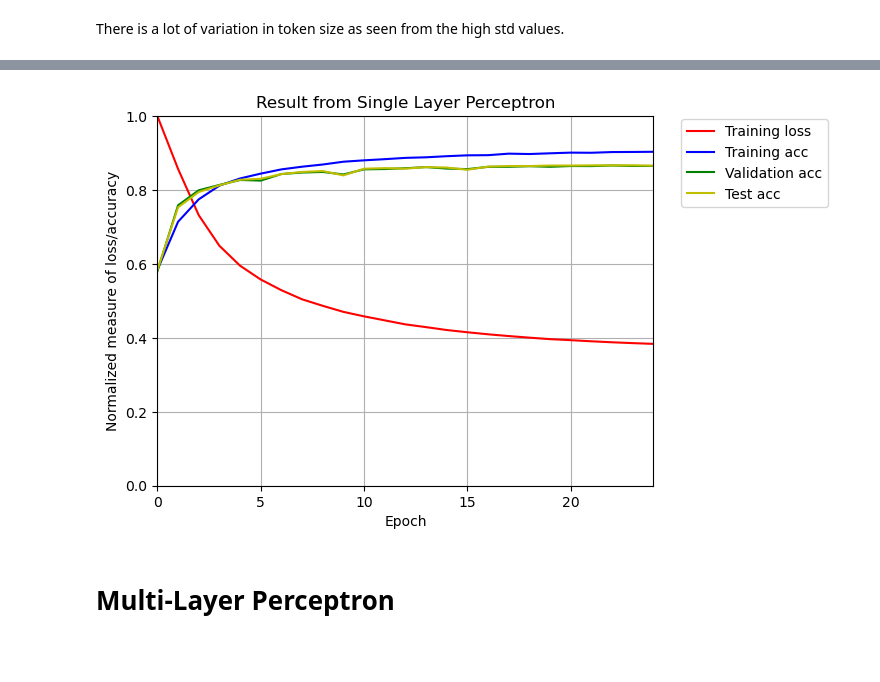
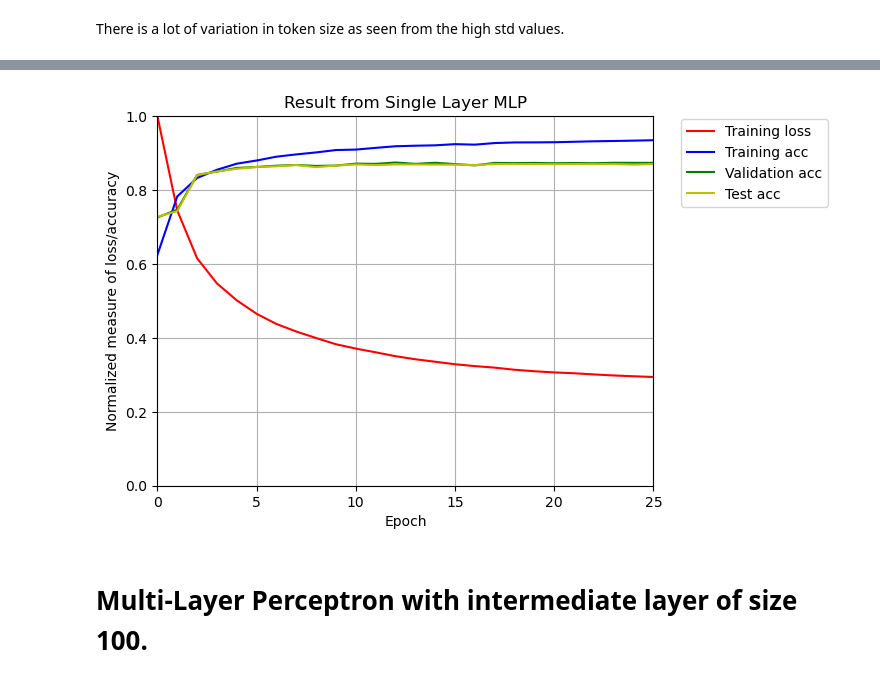
Before and after one commit to mohitydv09/nlp, a Jupyter notebook: hw1.ipynb, the cells around one changed output, grey strips where cells are left out. Cells and saved outputs as stored; diff of their text form; code cells hidden in the pictures; blank space fills up the shorter version.

```diff
--- a/hw1.ipynb
+++ b/hw1.ipynb
@@ -231,7 +231,8 @@ torch.manual_seed(42)
 torch.backends.cudnn.deterministic = True
 torch.backends.cudnn.benchmark = False
 # %%
-class SLP(nn.Module):
+### Creating a Single layer model.
+class SLMLP(nn.Module):
     def __init__(self, vocab_size, embed_dim, num_class):
         super().__init__()
         self.embedding_sum = nn.EmbeddingBag(vocab_size, embed_dim, sparse=True)
@@ -353,23 +345,23 @@ def test_func(test_loader):
 # %%
-### Training Loop
+### Training Loop for single layer model.
+N_EPOCHS = 26
 
-N_EPOCHS = 25
-
-loss = []
-accuracy = []
-val_accuracy = []
-test_accuracy = []
+lossSLMLP = []
+accuracySLMLP = []
+val_accuracySLMLP = []
+test_accuracySLMLP = []
 
 for epoch in range(N_EPOCHS):
-    train_loss, train_acc = train_func(train_loader)
-    val_loss, val_acc = val_func(val_loader)
-    test_loss, test_acc = test_func(test_loader)
+    train_loss, train_acc = train_func(train_loader, modelSLMLP, criterionSLMLP, optimizerSLMLP, schedulerSLMLP)
+    val_loss, val_acc = val_func(val_loader, modelSLMLP, criterionSLMLP)
+    test_loss, test_acc = val_func(test_loader, modelSLMLP, criterionSLMLP)
 
     print(f'Epoch {epoch + 1} \tTrain Loss: {train_loss:.3f} | Train Acc: {train_acc*100:.2f}% | Val. Acc: {val_acc*100:.2f} | Test. Acc: {test_acc*100:.2f}%')
 
+    lossSLMLP.append(train_loss)
+    accuracySLMLP.append(train_acc)
+    val_accuracySLMLP.append(val_acc)
+    test_accuracySLMLP.append(test_acc)
 
-    loss.append(train_loss)
-    accuracy.append(train_acc)
-    val_accuracy.append(val_acc)
-    test_accuracy.append(test_acc)
+print(f"\nFinished Training, final accuracy on test data is : {test_accuracySLMLP[-1]*100:.2f}%")
 # %% [output]
@@ -393,20 +385,20 @@ Epoch 25        Train Loss: 0.008 | Train Acc: 90.35% | Val. Acc: 86.51 | Test.
 # %%
 ## Plot the loss and accuracy
 plt.xlabel("Epoch")
 plt.ylabel("Normalized measure of loss/accuracy")
-x_len = list(range(len(accuracy)))
+x_len = list(range(len(accuracySLMLP)))
 
 plt.axis([0,max(x_len),0,1])
-plt.title("Result from Single Layer Perceptron")
-loss = np.asarray(loss)/max(loss)
-plt.plot(x_len, loss, 'r', label='Training loss')
-plt.plot(x_len, accuracy, 'b', label='Training acc')
-plt.plot(x_len, val_accuracy, 'g', label='Validation acc')
-plt.plot(x_len, test_accuracy, 'y', label='Test acc')
+plt.title("Result from Single Layer MLP")
+lossSLMLP = np.asarray(lossSLMLP)/max(lossSLMLP)
+plt.plot(x_len, lossSLMLP, 'r', label='Training loss')
+plt.plot(x_len, accuracySLMLP, 'b', label='Training acc')
+plt.plot(x_len, val_accuracySLMLP, 'g', label='Validation acc')
+plt.plot(x_len, test_accuracySLMLP, 'y', label='Test acc')
 plt.grid(True)
 plt.legend(bbox_to_anchor=(1.05, 1), loc=2, borderaxespad=0.2)
 plt.show()
 # %% [output]
-[figure, old version]
+[figure, new version]
 # %% [markdown]
-# Multi-Layer Perceptron
+# Multi-Layer Perceptron with intermediate layer of size 100.
```
Also changed, not shown: parts of 44 cells of this notebook.
